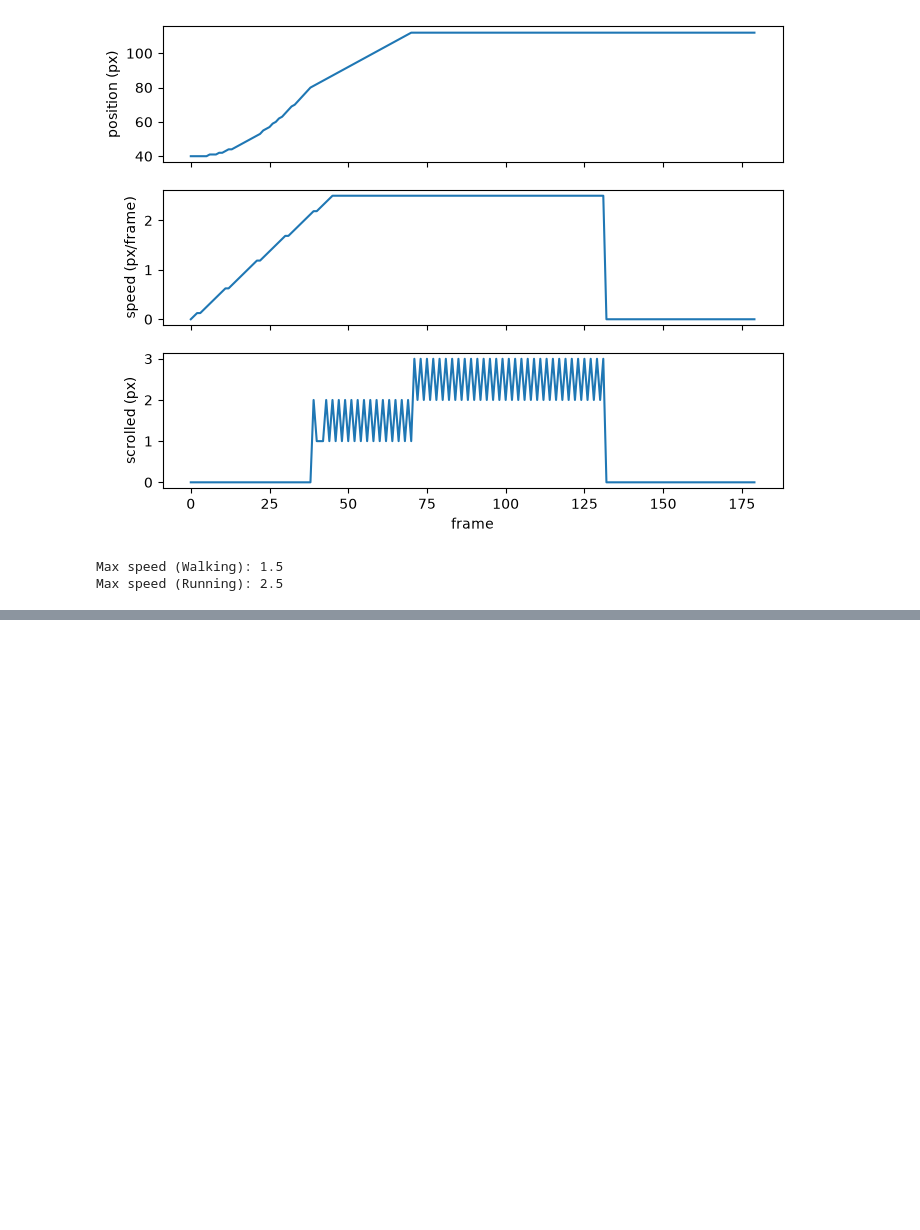
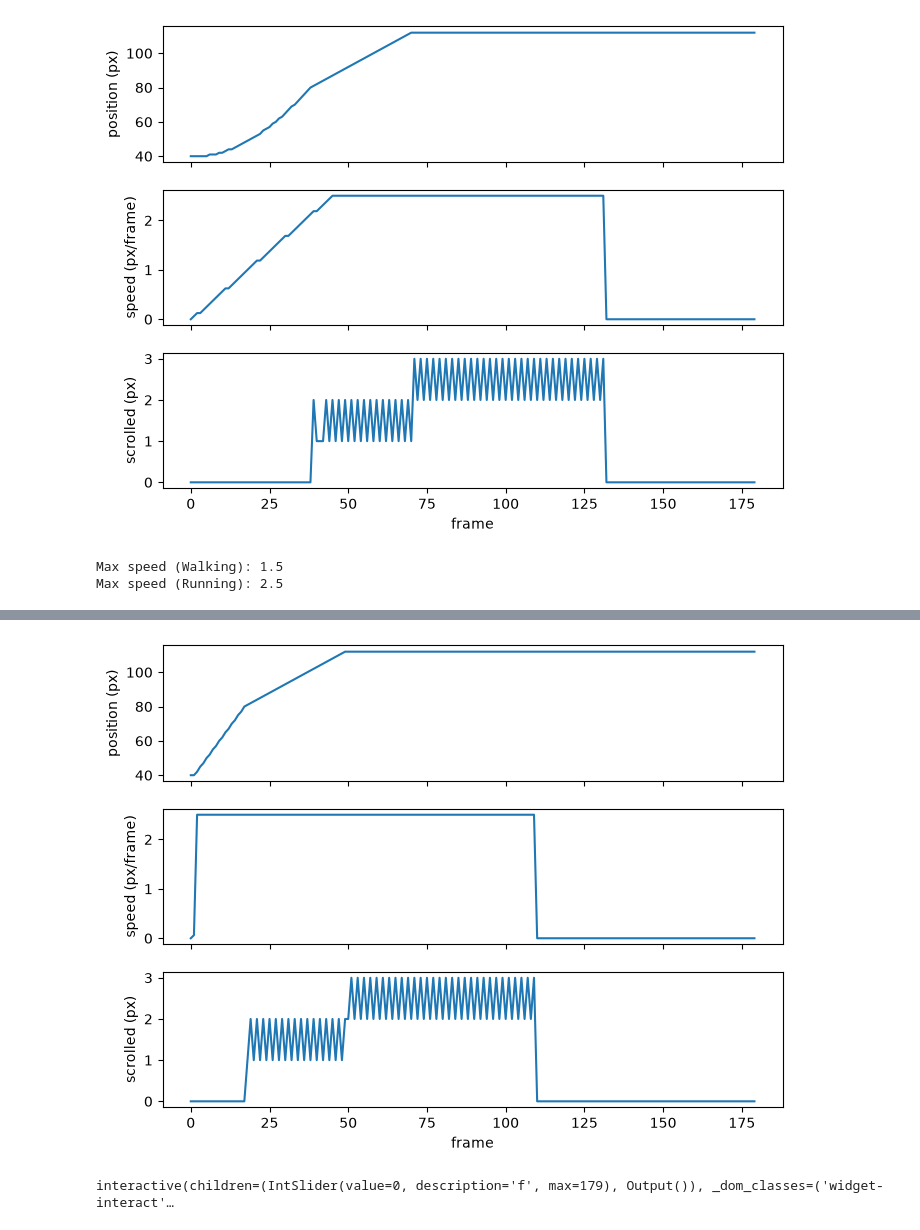
Before and after one commit to BottomUpAI/notebooks, a Jupyter notebook: nes/00-meet-mario.ipynb, the cells around one changed output, grey strips where cells are left out. Cells and saved outputs as stored; diff of their text form; code cells hidden in the pictures; blank space fills up the shorter version.

```diff
--- a/nes/00-meet-mario.ipynb
+++ b/nes/00-meet-mario.ipynb
@@ -114,2 +203,22 @@ Max speed (Running): 2.5
 # %%
-# 5
+# 5. Poke something. What happens if you nes.poke(SPEED, 40) mid-run?
+nes.load(start)
+midpoint = 2
+length = 180
+ram, pictures = nes.play(held(gs.RIGHT | gs.B, midpoint), pictures=True)
+nes.poke(SPEED, 140)
+ram2, pictures2 = nes.play(held(gs.RIGHT | gs.B, length - midpoint), pictures=True)
+ram = np.concatenate((ram, ram2))
+pictures = np.concatenate((pictures, pictures2))
+
+fig, ax = plt.subplots(3, 1, figsize=(8, 6), sharex=True)
+ax[0].plot(ram[:, POSITION]); ax[0].set_ylabel("position (px)")
+ax[1].plot(ram[:, SPEED].astype(np.int8) / 16); ax[1].set_ylabel("speed (px/frame)")
+ax[2].plot(ram[:, SCROLL]); ax[2].set_ylabel("scrolled (px)")
+ax[2].set_xlabel("frame")
+plt.show()
+
+interact(look, f=IntSlider(0, 0, len(ram) - 1));
+# %% [output]
+[figure, added]
+interactive(children=(IntSlider(value=0, description='f', max=179), Output()), _dom_classes=('widget-interact'…
```
Also changed, not shown: parts of 4 cells of this notebook.
